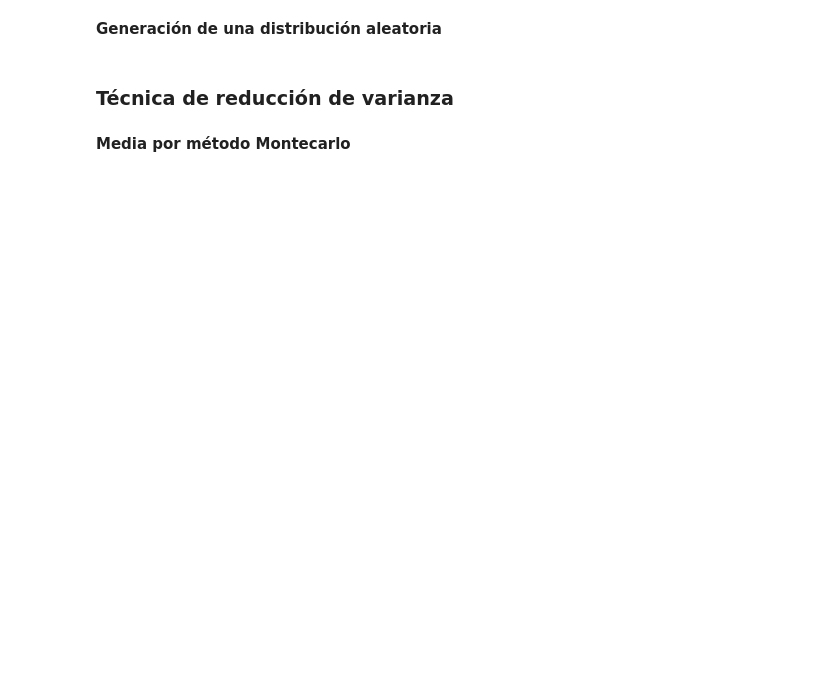
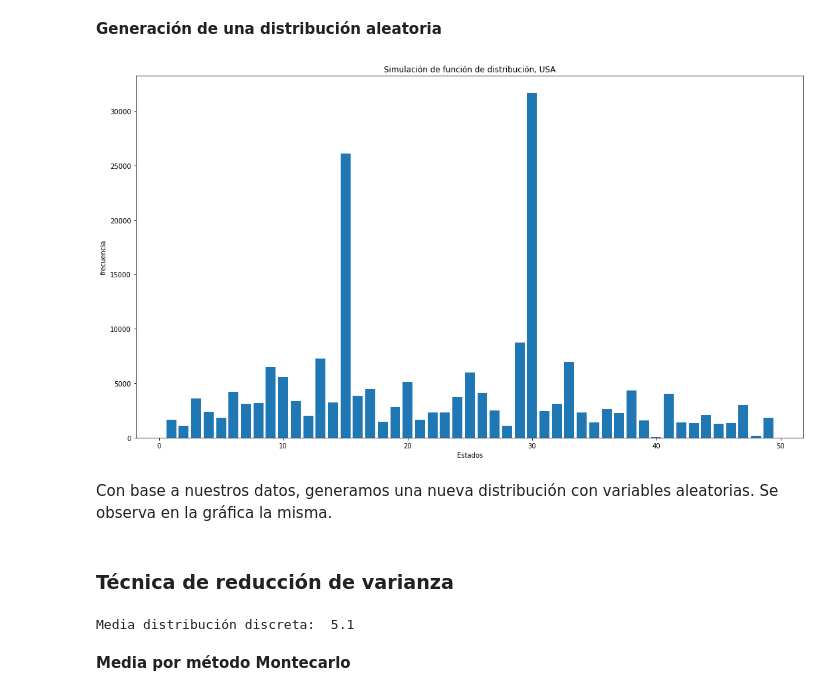
Before and after one commit to leonardoaceves/ProyectoSPF_JLACEVES_AMAGUILERA, a Jupyter notebook: ProyectoModulo1_AcevesJ_AguileraA.ipynb, the cells around one changed output. Drawn from its saved outputs; the diff is of its cells as text; code cells hidden in the pictures; blank space fills up the shorter version.

```diff
--- a/ProyectoModulo1_AcevesJ_AguileraA.ipynb
+++ b/ProyectoModulo1_AcevesJ_AguileraA.ipynb
@@ -175,19 +278,24 @@ plt.show()
 # %%
 #Generación de distribución aleatoria
 distri_diss = distri_dis(state_acum['Cumulative'].values, state.index, 200000) #ES IGUAL A M1
 plt.figure(figsize=(18,10))
 plt.bar(state.index, distri_diss.value_counts(sort = False))
-plt.title('Simulacion de funcion de distribución, USA')
-plt.ylabel('frequencia')
+plt.title('Simulación de función de distribución, USA')
+plt.ylabel('frecuencia')
 plt.xlabel('Estados')
 plt.show()
+# %% [output]
+[figure, added]
+# %% [markdown]
+Con base a nuestros datos, generamos una nueva distribución con variables aleatorias. Se observa en la gráfica la misma.
 # %% [markdown]
 ### Técnica de reducción de varianza
 # %%
 #TÉCNICA DE REDUCCION DE VARIANZA
-print("TECNICA DE REDUCCION DE VARIANZA")
 print("Media distribución discreta: ",
       round((consbrand['Sold-To Party State']*state_acum['Probability']).sum(),2))
+# %% [output]
+Media distribución discreta:  5.1
 # %% [markdown]
 **Media por método Montecarlo**
 # %%
```
Also changed, not shown: parts of 45 cells of this notebook, 1 other file.
